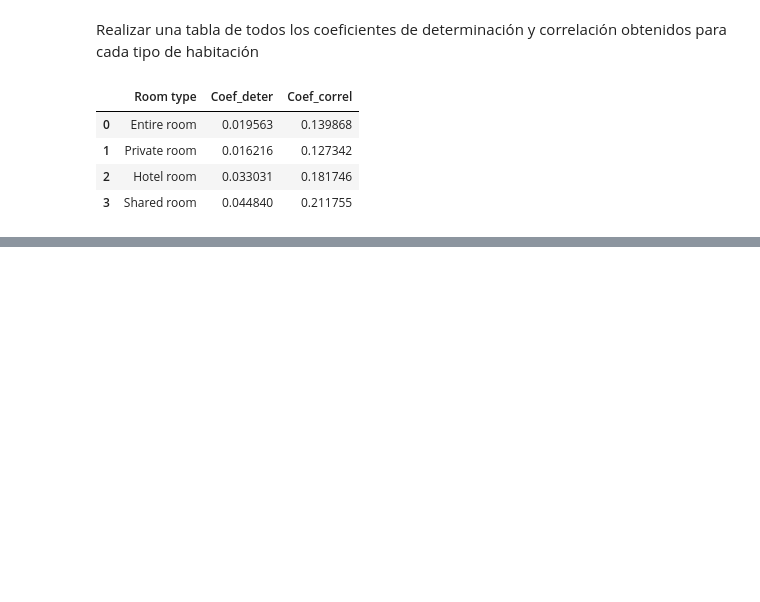
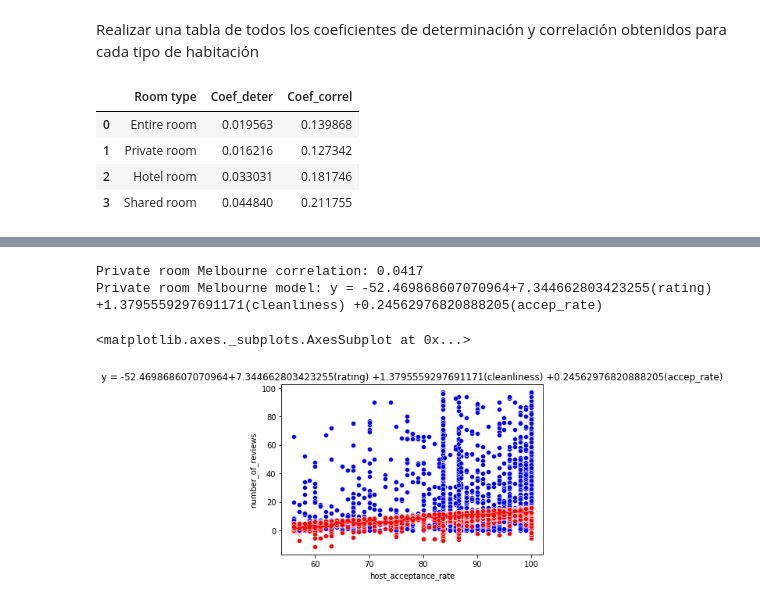
Before and after one commit to a01706447/Actividad-1, a Jupyter notebook: Actividad1_A01706447.ipynb, the cells around one changed output, grey strips where cells are left out. Saved outputs shown, nothing was run; the diff lists cells and outputs as text; code cells hidden in the pictures; blank space fills up the shorter version.

```diff
--- a/Actividad1_A01706447.ipynb
+++ b/Actividad1_A01706447.ipynb
@@ -362,0 +417,16 @@ df
+# %%
+private_mel = melbourne[melbourne['room_type']=='Private room']
+private_mel.drop('room_type',axis=1, inplace=True)
+y=private_mel
+
+percentile25=y.quantile(0.25) #Q1
+percentile75=y.quantile(0.75) #Q3
+iqr= percentile75 - percentile25
+
+Limite_Superior_iqr= percentile75 + 6.5*iqr
+Limite_Inferior_iqr= percentile25 - 6.5*iqr
+df3= private_mel[(y<=Limite_Superior_iqr)&(y>=Limite_Inferior_iqr)]
+
+private_melb=df3.copy()
+private_melb=private_melb.fillna(round(df3.mean(),1))
+private_melb
@@ -362,0 +516,29 @@ df
+# %%
+indep_privmelb = private_melb[['review_scores_rating','review_scores_cleanliness','host_acceptance_rate']]
+dep_privmelb = private_melb['number_of_reviews']
+
+model_privmelb = LinearRegression()
+
+model_privmelb.fit(X=indep_privmelb, y=dep_privmelb)
+model_privmelb.__dict__
+model_privmelb.score(indep_privmelb,dep_privmelb)
+
+#Creamos el modelo
+reg_privmelb = LinearRegression().fit(X=indep_privmelb, y=dep_privmelb)
+y_pred_privmleb = reg_privmelb.predict(indep_privmelb)
+
+#Graficamos
+leyenda = 'y = '+str(reg_privmelb.intercept_)+'+'+str(reg_privmelb.coef_[0])+'(rating) +'+str(reg_privmelb.coef_[1])+'(cleanliness) +'+str(reg_privmelb.coef_[2])+'(accep_rate)'
+
+print('Private room Melbourne correlation: %.4f' % model_privmelb.score(indep_privmelb,dep_privmelb))
+print('Private room Melbourne model: '+ leyenda)
+
+plt.title(leyenda)
+sns.scatterplot(x='host_acceptance_rate', y='number_of_reviews', color="blue", data=private_melb)
+sns.scatterplot(x='host_acceptance_rate', y=y_pred_privmleb, color="red", data=private_melb)
+sns.lineplot(x='host_acceptance_rate', y=y_pred_privmleb, color="red", data=private_melb)
+# %% [output]
+Private room Melbourne correlation: 0.0417
+Private room Melbourne model: y = -52.469868607070964+7.344662803423255(rating) +1.3795559297691171(cleanliness) +0.24562976820888205(accep_rate)
+<matplotlib.axes._subplots.AxesSubplot at 0x...>
+[figure, added]
```
Also changed, not shown: parts of 15 cells of this notebook.
